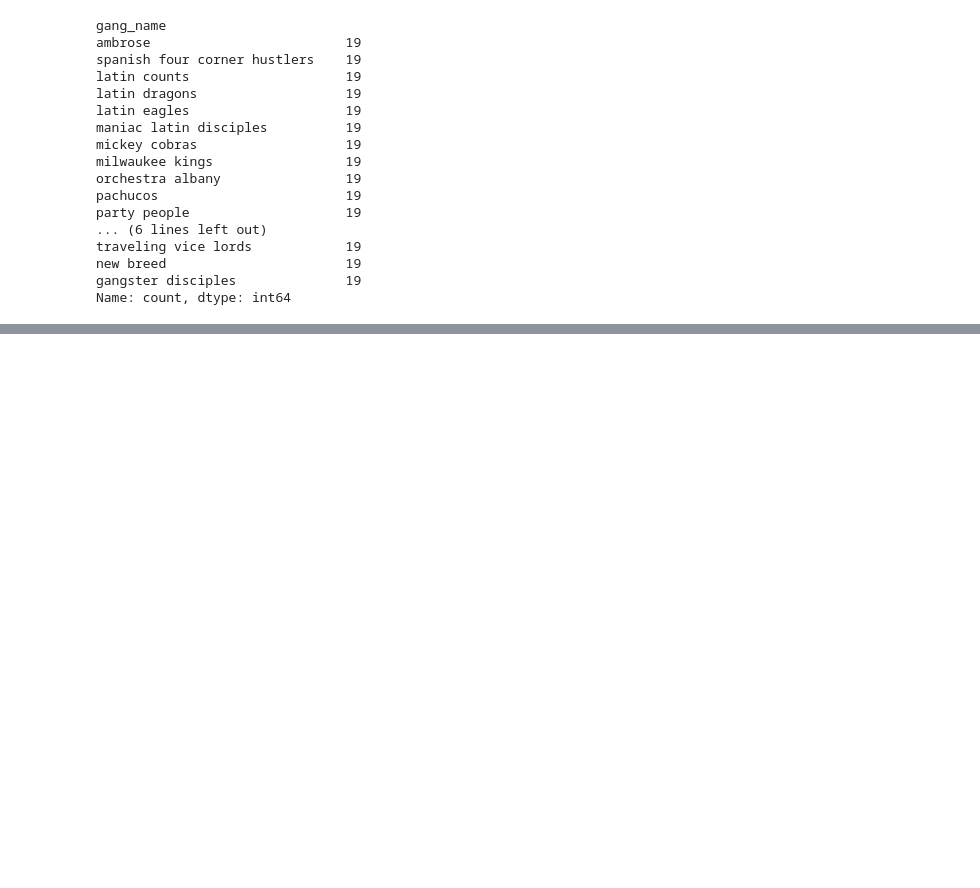
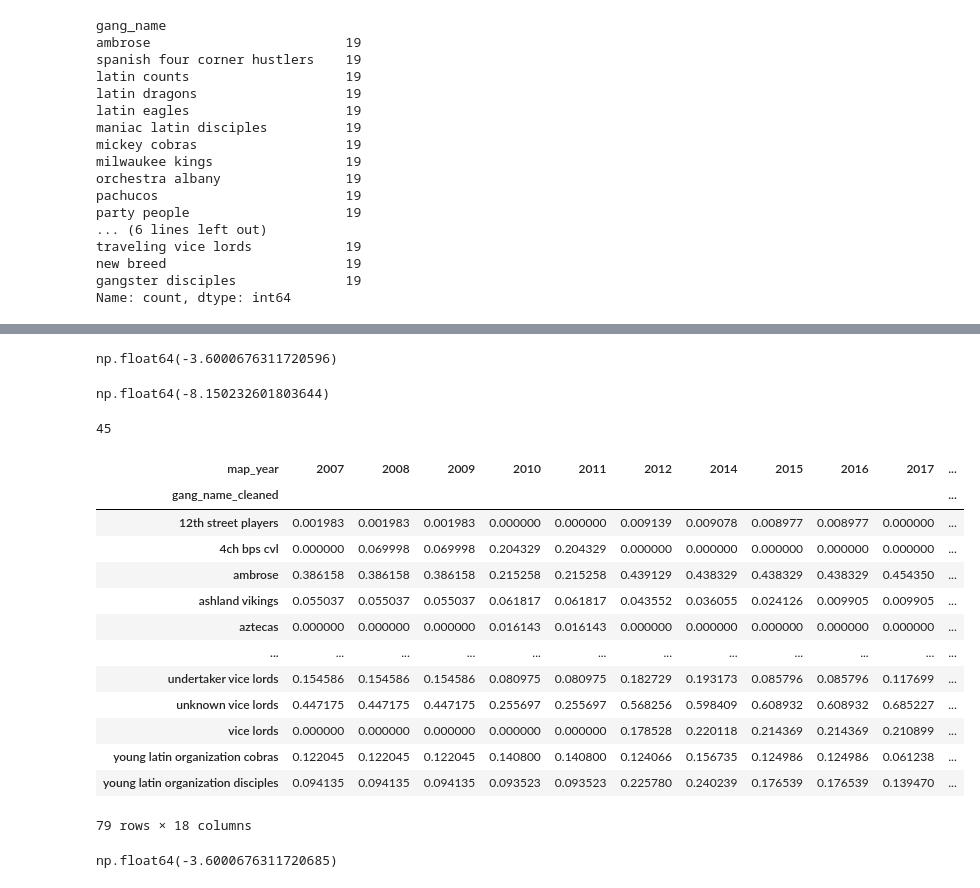
Before and after one commit to kcinbk/CHI_GangMaps, a Jupyter notebook: code/EDA_GangMaps.ipynb, the cells around one changed output, grey strips where cells are left out. Drawn from its saved outputs; the diff is of its cells as text; code cells hidden in the pictures; blank space fills up the shorter version.

```diff
--- a/code/EDA_GangMaps.ipynb
+++ b/code/EDA_GangMaps.ipynb
@@ -156,0 +139,70 @@ top_gangs_2025_gdf = raw_gdf[raw_gdf.gang_name.isin(top_gangs_2025_list)]
+# %%
+raw_gdf = raw_gdf.to_crs(epsg=3435)
+
+raw_gdf['shape_area_sqm'] = (
+    raw_gdf.geometry.area / (5280 ** 2)
+)
+
+allGangs_totalShapeArea = (
+    raw_gdf.groupby('map_year')['shape_area_sqm'].sum()
+)
+# %%
+allGangs_totalShapeArea.loc[2025] - allGangs_totalShapeArea.loc[2015]
+# %% [output]
+np.float64(-3.6000676311720596)
+# %%
+allGangs_totalShapeArea.loc[2025] - allGangs_totalShapeArea.loc[2007]
+# %% [output]
+np.float64(-8.150232601803644)
+# %%
+gang_named_cleanup_dict = {
+    '12th st players': '12th street players',
+    'black p stonee': 'black p stones',
+    'krazy get down boys': 'krazy getdown boys',
+    'two six': 'two-six',
+    'ylo disciples': 'young latin organization disciples',
+    'young latin organization disciple': 'young latin organization disciples',
+    'ylo cobras': 'young latin organization cobras'
+}
+
+raw_gdf['gang_name_cleaned'] = (
+    raw_gdf['gang_name'].map(gang_named_cleanup_dict)
+    .fillna(raw_gdf['gang_name'])
+)
+
+raw_gdf[raw_gdf.map_year == 2025]['gang_name_cleaned'].nunique()
+# %% [output]
+45
+# %%
+gangs_summary = raw_gdf.pivot_table(
+    index='map_year',
+    columns='gang_name_cleaned',
+    values='shape_area_sqm',
+    aggfunc='sum'
+)\
+    .fillna(0)\
+    .T
+
+gangs_summary = gangs_summary.reset_index()\
+                .sort_values('gang_name_cleaned', ascending=True)\
+                .set_index('gang_name_cleaned')
+gangs_summary
+# %% [output]
+| map_year | 2007 | 2008 | 2009 | 2010 | 2011 | 2012 | 2014 | 2015 | 2016 | 2017 | ... |
+| gang_name_cleaned |  |  |  |  |  |  |  |  |  |  | ... |
+| 12th street players | 0.001983 | 0.001983 | 0.001983 | 0.000000 | 0.000000 | 0.009139 | 0.009078 | 0.008977 | 0.008977 | 0.000000 | ... |
+| 4ch bps cvl | 0.000000 | 0.069998 | 0.069998 | 0.204329 | 0.204329 | 0.000000 | 0.000000 | 0.000000 | 0.000000 | 0.000000 | ... |
+| ambrose | 0.386158 | 0.386158 | 0.386158 | 0.215258 | 0.215258 | 0.439129 | 0.438329 | 0.438329 | 0.438329 | 0.454350 | ... |
+| ashland vikings | 0.055037 | 0.055037 | 0.055037 | 0.061817 | 0.061817 | 0.043552 | 0.036055 | 0.024126 | 0.009905 | 0.009905 | ... |
+| aztecas | 0.000000 | 0.000000 | 0.000000 | 0.016143 | 0.016143 | 0.000000 | 0.000000 | 0.000000 | 0.000000 | 0.000000 | ... |
+| ... | ... | ... | ... | ... | ... | ... | ... | ... | ... | ... | ... |
+| undertaker vice lords | 0.154586 | 0.154586 | 0.154586 | 0.080975 | 0.080975 | 0.182729 | 0.193173 | 0.085796 | 0.085796 | 0.117699 | ... |
+| unknown vice lords | 0.447175 | 0.447175 | 0.447175 | 0.255697 | 0.255697 | 0.568256 | 0.598409 | 0.608932 | 0.608932 | 0.685227 | ... |
+| vice lords | 0.000000 | 0.000000 | 0.000000 | 0.000000 | 0.000000 | 0.178528 | 0.220118 | 0.214369 | 0.214369 | 0.210899 | ... |
+| young latin organization cobras | 0.122045 | 0.122045 | 0.122045 | 0.140800 | 0.140800 | 0.124066 | 0.156735 | 0.124986 | 0.124986 | 0.061238 | ... |
+| young latin organization disciples | 0.094135 | 0.094135 | 0.094135 | 0.093523 | 0.093523 | 0.225780 | 0.240239 | 0.176539 | 0.176539 | 0.139470 | ... |
+79 rows × 18 columns
+# %%
+(gangs_summary[2025] - gangs_summary[2015]).sum()
+# %% [output]
+np.float64(-3.6000676311720685)
```
Also changed, not shown: parts of 16 cells of this notebook, 1 other file.
